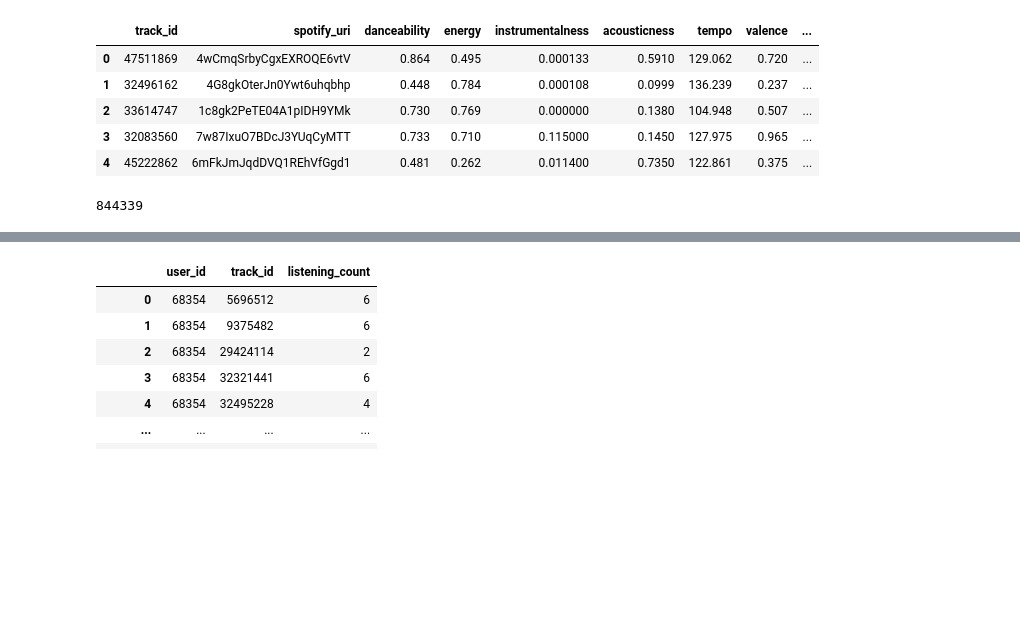
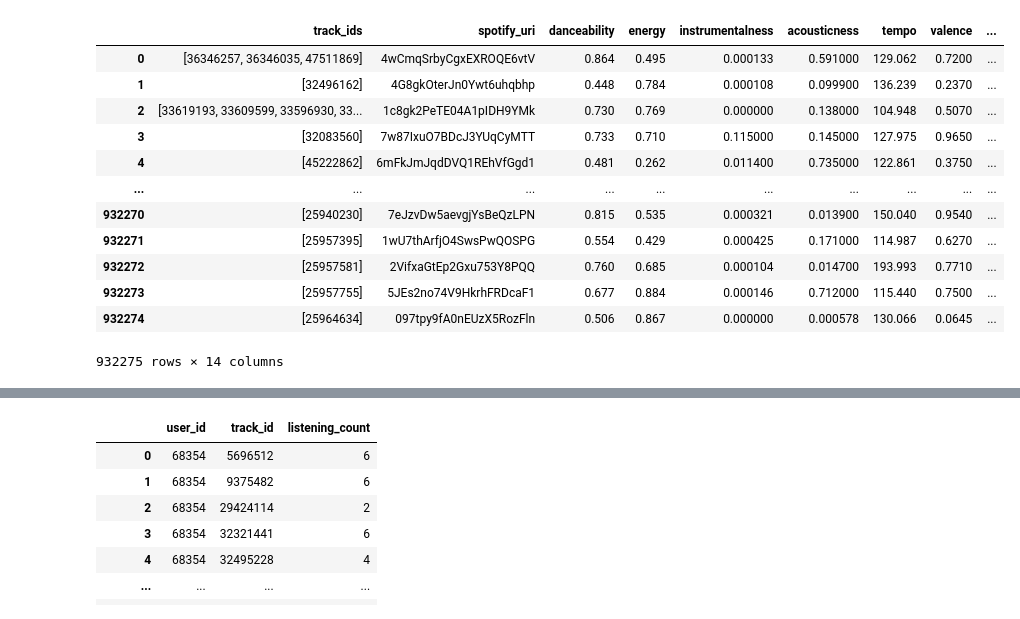
Before and after one commit to GloryFight3r/music_recommender, a Jupyter notebook: src/DataExploration/explore.ipynb, the cells around one changed output, grey strips where cells are left out. Saved outputs shown, nothing was run; the diff lists cells and outputs as text; code cells hidden in the pictures; blank space fills up the shorter version.

```diff
--- a/src/DataExploration/explore.ipynb
+++ b/src/DataExploration/explore.ipynb
@@ -8,38 +8,30 @@ import umap
 # %%
 sns.set_theme(style='white', context='notebook', rc={'figure.figsize':(14,10)})
 # %%
+import ast
+
 # load dataset
-spotify_df = pd.read_csv("/Users/str1ct0wn3r/Documents/RP/data/Processed_data/Spotify_Subset/track_features_with_track_id.csv")
+spotify_df = pd.read_csv("/Users/str1ct0wn3r/Documents/RP/data/Processed_data/Spotify_Subset/filtered_track_features_for_children.csv")
 
-spotify_df = spotify_df[spotify_df['danceability'] != -1]
+spotify_df['track_ids'] = spotify_df['track_ids'].apply(lambda x: [int(i) for i in ast.literal_eval(x)])
 
-#print(spotify_df['key'].max(), spotify_df['key'].min())
+spotify_df = spotify_df.drop(['index'], axis=1)
 
-spotify_df.head()
+spotify_df
 # %% [output]
-|  | track_id | spotify_uri | danceability | energy | instrumentalness | acousticness | tempo | valence | ... |
-| 0 | 47511869 | 4wCmqSrbyCgxEXROQE6vtV | 0.864 | 0.495 | 0.000133 | 0.5910 | 129.062 | 0.720 | ... |
-| 1 | 32496162 | 4G8gkOterJn0Ywt6uhqbhp | 0.448 | 0.784 | 0.000108 | 0.0999 | 136.239 | 0.237 | ... |
-| 2 | 33614747 | 1c8gk2PeTE04A1pIDH9YMk | 0.730 | 0.769 | 0.000000 | 0.1380 | 104.948 | 0.507 | ... |
-| 3 | 32083560 | 7w87IxuO7BDcJ3YUqCyMTT | 0.733 | 0.710 | 0.115000 | 0.1450 | 127.975 | 0.965 | ... |
-| 4 | 45222862 | 6mFkJmJqdDVQ1REhVfGgd1 | 0.481 | 0.262 | 0.011400 | 0.7350 | 122.861 | 0.375 | ... |
+|  | track_ids | spotify_uri | danceability | energy | instrumentalness | acousticness | tempo | valence | ... |
+| 0 | [36346257, 36346035, 47511869] | 4wCmqSrbyCgxEXROQE6vtV | 0.864 | 0.495 | 0.000133 | 0.591000 | 129.062 | 0.7200 | ... |
+| 1 | [32496162] | 4G8gkOterJn0Ywt6uhqbhp | 0.448 | 0.784 | 0.000108 | 0.099900 | 136.239 | 0.2370 | ... |
+| 2 | [33619193, 33609599, 33596930, 33... | 1c8gk2PeTE04A1pIDH9YMk | 0.730 | 0.769 | 0.000000 | 0.138000 | 104.948 | 0.5070 | ... |
+| 3 | [32083560] | 7w87IxuO7BDcJ3YUqCyMTT | 0.733 | 0.710 | 0.115000 | 0.145000 | 127.975 | 0.9650 | ... |
+| 4 | [45222862] | 6mFkJmJqdDVQ1REhVfGgd1 | 0.481 | 0.262 | 0.011400 | 0.735000 | 122.861 | 0.3750 | ... |
+| ... | ... | ... | ... | ... | ... | ... | ... | ... | ... |
+| 932270 | [25940230] | 7eJzvDw5aevgjYsBeQzLPN | 0.815 | 0.535 | 0.000321 | 0.013900 | 150.040 | 0.9540 | ... |
+| 932271 | [25957395] | 1wU7thArfjO4SwsPwQOSPG | 0.554 | 0.429 | 0.000425 | 0.171000 | 114.987 | 0.6270 | ... |
+| 932272 | [25957581] | 2VifxaGtEp2Gxu753Y8PQQ | 0.760 | 0.685 | 0.000104 | 0.014700 | 193.993 | 0.7710 | ... |
+| 932273 | [25957755] | 5JEs2no74V9HkrhFRDcaF1 | 0.677 | 0.884 | 0.000146 | 0.712000 | 115.440 | 0.7500 | ... |
+| 932274 | [25964634] | 097tpy9fA0nEUzX5RozFln | 0.506 | 0.867 | 0.000000 | 0.000578 | 130.066 | 0.0645 | ... |
+932275 rows × 14 columns
-# %%
-# get only children songs
-
-children_songs_only = pd.read_csv("/Users/str1ct0wn3r/Documents/RP/data/Filtered_Data/left_songs.csv")
-
-to_keep = set()
-
-for x in children_songs_only['track_id']:
-    to_keep.add(x)
-
-spotify_df = spotify_df[spotify_df['track_id'].isin(to_keep)]
-
-spotify_df.reset_index(inplace=True)
-
-print(len(spotify_df))
-# %% [output]
-844339
 # %%
 from sklearn.decomposition import PCA
 
```
Also changed, not shown: parts of 14 cells of this notebook, 2 other files.
